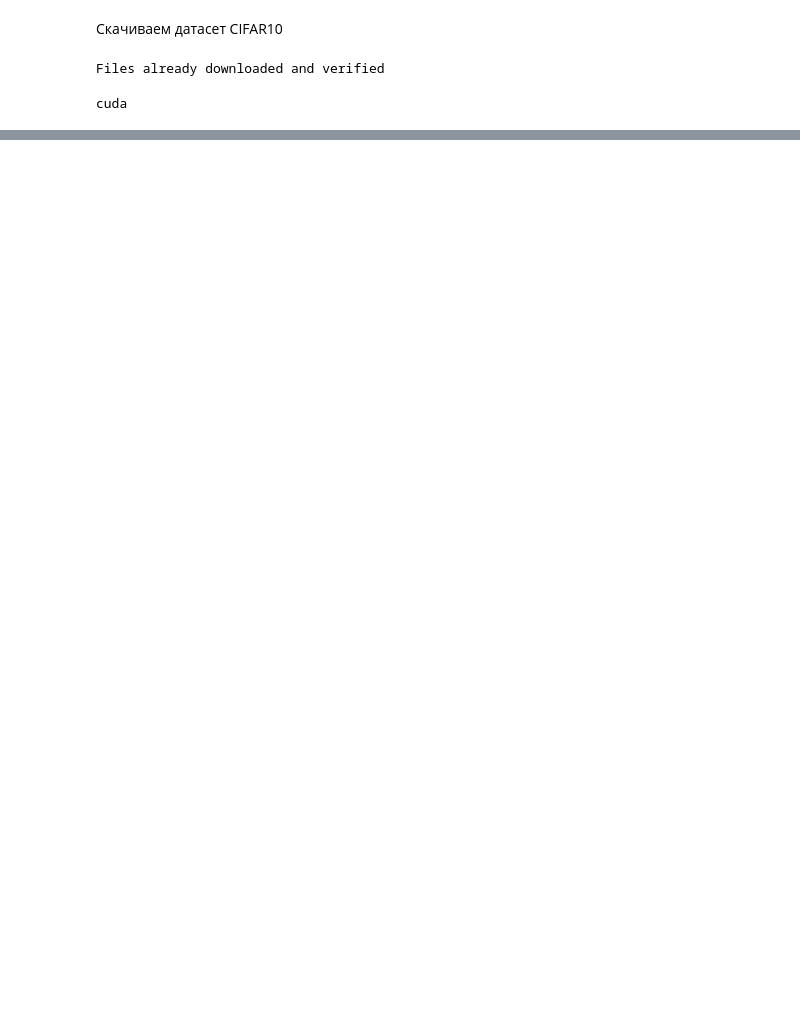
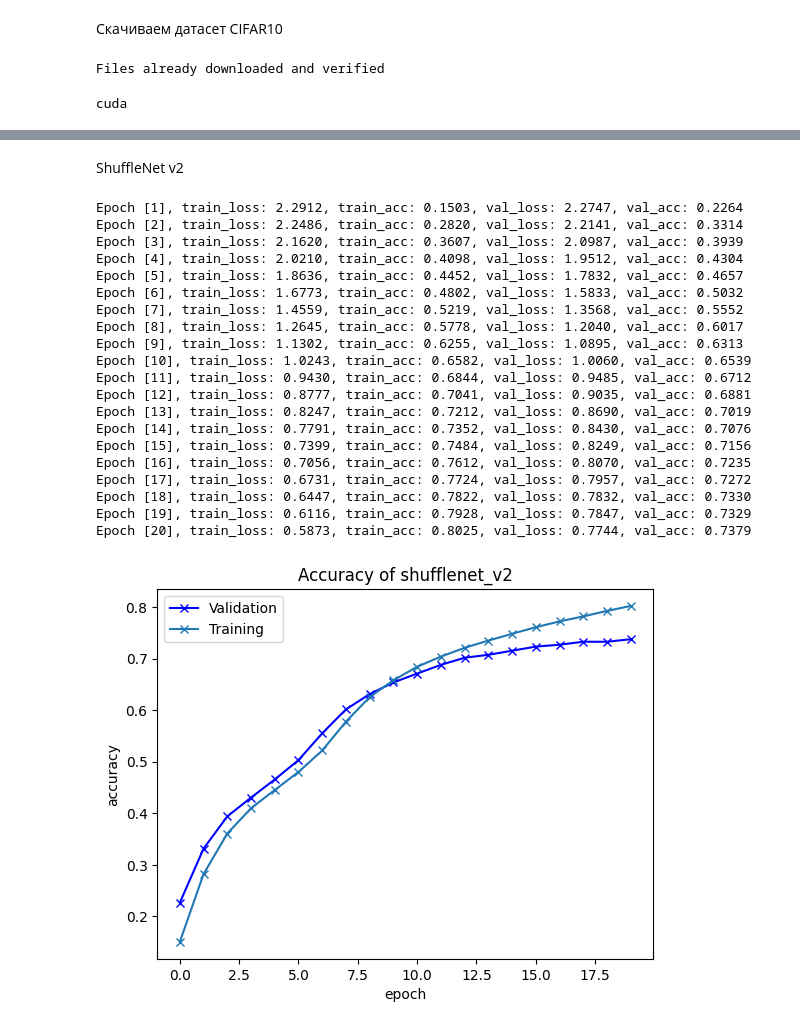
Before and after one commit to Serebro1/Deeplearn_lab4, a Jupyter notebook: transferModels.ipynb, the cells around one changed output, grey strips where cells are left out. Cells and saved outputs as stored; diff of their text form; code cells hidden in the pictures; blank space fills up the shorter version.

```diff
--- a/transferModels.ipynb
+++ b/transferModels.ipynb
@@ -138,0 +320,22 @@ Estimated Total Size (MB): 2095.86
+# %%
+# alex_net = torch.hub.load('pytorch/vision:v0.10.0', 'alexnet', pretrained=True)
+# alex_net.eval()
+
+# inception_net = torch.hub.load('pytorch/vision:v0.10.0', 'inception_v3', pretrained=True)
+# inception_net.eval()
+
+# res_next50 = torch.hub.load('pytorch/vision:v0.10.0', 'resnext50_32x4d', pretrained=True)
+# res_next50.eval()
+# shuffle_netv2 = torch.hub.load('pytorch/vision:v0.10.0', 'shufflenet_v2_x1_0', pretrained=True)
+# shuffle_netv2 .eval()
+
+alex_net = ImageClassificationBase(AlexNet(), "alexNet")
+res_next50 = ResNext50(10)
+mobile_net = MobileNetV2(10)
+shuffle_net = ShuffleNetV2(10)
+from torchinfo import summary
+
+#summary(alex_net, input_size=(batch_size, 3, 32, 32))
+#summary(mobile_net, input_size=(batch_size, 3, 32, 32))
+#summary(res_next50, input_size=(batch_size, 3, 32, 32))
+#summary(shuffle_net, input_size=(batch_size, 3, 32, 32))
@@ -138,0 +344,3 @@ Estimated Total Size (MB): 2095.86
+# %%
+epochs = 10
+lr = 0.001
@@ -138,0 +413,39 @@ Estimated Total Size (MB): 2095.86
+# %% [markdown]
+ShuffleNet v2
+# %%
+epochs = 20
+# %%
+%%time
+history = fit_one_cycle(epochs, shuffle_net, trainloader, testloader, lr)
+
+plot_accuracies(history, shuffle_net.name)
+plt.show()
+plot_losses(history, shuffle_net.name)
+plt.show()
+
+best_accurate_model = ShuffleNetV2(10)
+best_accurate_model.model.load_state_dict(torch.load(MODEL_EXP_PATH + "/baseline_"+ shuffle_net.name +"_accuracy", weights_only = True))
+print("best acc in " + shuffle_net.name)
+print(evaluate(best_accurate_model, testloader))
+# %% [output]
+Epoch [1], train_loss: 2.2912, train_acc: 0.1503, val_loss: 2.2747, val_acc: 0.2264
+Epoch [2], train_loss: 2.2486, train_acc: 0.2820, val_loss: 2.2141, val_acc: 0.3314
+Epoch [3], train_loss: 2.1620, train_acc: 0.3607, val_loss: 2.0987, val_acc: 0.3939
+Epoch [4], train_loss: 2.0210, train_acc: 0.4098, val_loss: 1.9512, val_acc: 0.4304
+Epoch [5], train_loss: 1.8636, train_acc: 0.4452, val_loss: 1.7832, val_acc: 0.4657
+Epoch [6], train_loss: 1.6773, train_acc: 0.4802, val_loss: 1.5833, val_acc: 0.5032
+Epoch [7], train_loss: 1.4559, train_acc: 0.5219, val_loss: 1.3568, val_acc: 0.5552
+Epoch [8], train_loss: 1.2645, train_acc: 0.5778, val_loss: 1.2040, val_acc: 0.6017
+Epoch [9], train_loss: 1.1302, train_acc: 0.6255, val_loss: 1.0895, val_acc: 0.6313
+Epoch [10], train_loss: 1.0243, train_acc: 0.6582, val_loss: 1.0060, val_acc: 0.6539
+Epoch [11], train_loss: 0.9430, train_acc: 0.6844, val_loss: 0.9485, val_acc: 0.6712
+Epoch [12], train_loss: 0.8777, train_acc: 0.7041, val_loss: 0.9035, val_acc: 0.6881
+Epoch [13], train_loss: 0.8247, train_acc: 0.7212, val_loss: 0.8690, val_acc: 0.7019
+Epoch [14], train_loss: 0.7791, train_acc: 0.7352, val_loss: 0.8430, val_acc: 0.7076
+Epoch [15], train_loss: 0.7399, train_acc: 0.7484, val_loss: 0.8249, val_acc: 0.7156
+Epoch [16], train_loss: 0.7056, train_acc: 0.7612, val_loss: 0.8070, val_acc: 0.7235
+Epoch [17], train_loss: 0.6731, train_acc: 0.7724, val_loss: 0.7957, val_acc: 0.7272
+Epoch [18], train_loss: 0.6447, train_acc: 0.7822, val_loss: 0.7832, val_acc: 0.7330
+Epoch [19], train_loss: 0.6116, train_acc: 0.7928, val_loss: 0.7847, val_acc: 0.7329
+Epoch [20], train_loss: 0.5873, train_acc: 0.8025, val_loss: 0.7744, val_acc: 0.7379
+[figure, added]
```
Also changed, not shown: parts of 34 cells of this notebook.
